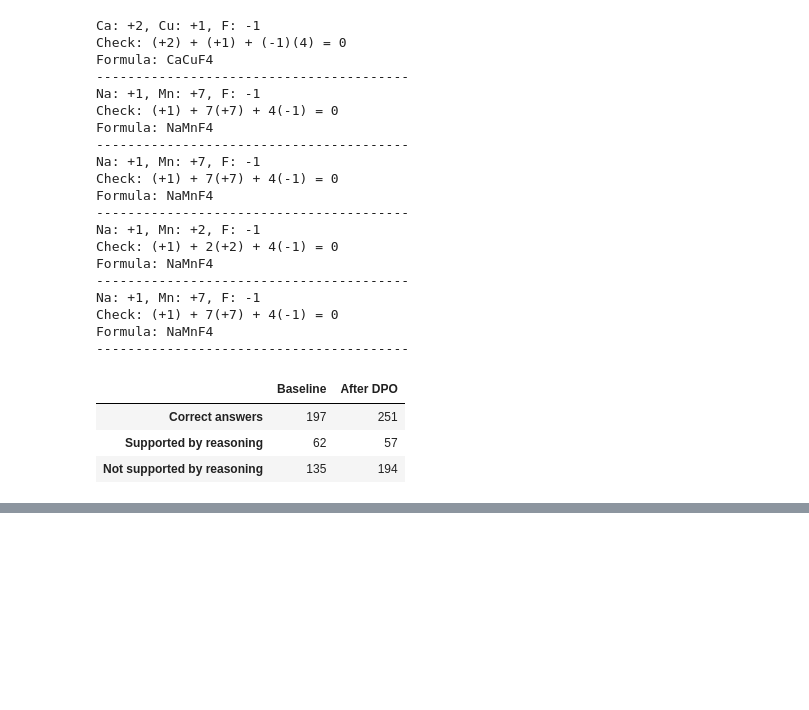
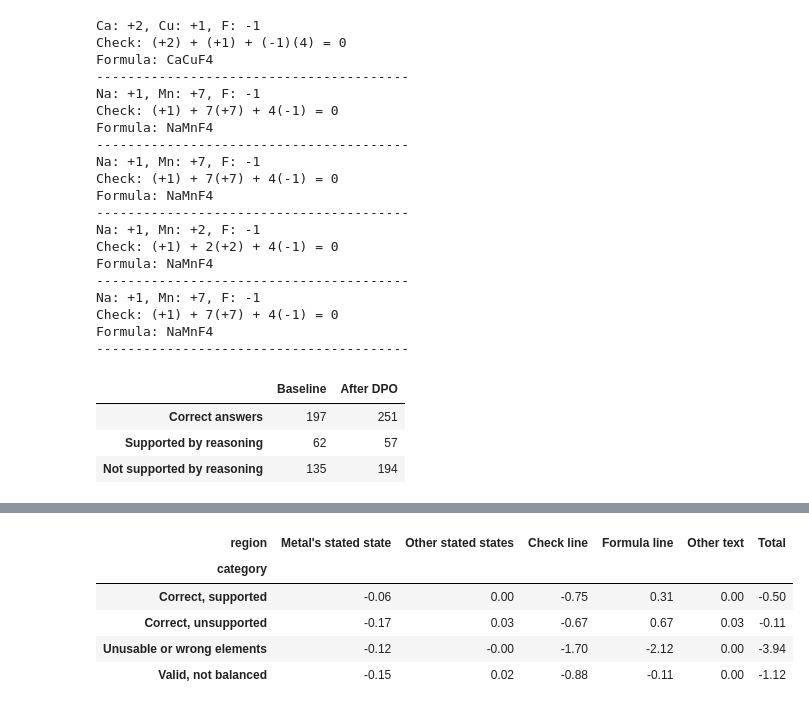
Before and after one commit to FlappyBird3/ValenceLLM, a Jupyter notebook: phase0_3_baseline.ipynb, the cells around one changed output, grey strips where cells are left out. Cells and saved outputs as stored; diff of their text form; code cells hidden in the pictures; blank space fills up the shorter version.

Commit message:
Credit analysis: per-token changes across 179 held-out responses

```diff
--- a/phase0_3_baseline.ipynb
+++ b/phase0_3_baseline.ipynb
@@ -661,0 +788,26 @@ display(pd.DataFrame({"Baseline": b, "After DPO": d}))
+# %%
+# Actually run the analysis on every distinct held-out baseline response (written by the original model,
+# never trained on), recording each token's change and its response's category.
+import numpy as np
+import pandas as pd
+
+def category(r, elements):
+    s = score_response(r, elements)
+    if s == 1:
+        return "Correct, supported" if stated_states_match(r) else "Correct, unsupported"
+    return "Valid, not balanced" if s == 0 else "Unusable or wrong elements"
+
+with open("data/test_prompts.json") as f:
+    test = json.load(f)
+with open("data/baseline_responses.json") as f:
+    records = json.load(f)
+
+rows = []
+for i, (t, rec) in enumerate(zip(test, records)):
+    for j, r in enumerate(dict.fromkeys(rec["responses"])):
+        cat = category(r, rec["elements"])
+        for region, d in analyze(t["prompt"], r, rec["elements"][1]):
+            rows.append({"response": f"{i}-{j}", "category": cat, "region": region, "delta": d})
+    print(f"{i + 1}/44 prompts done")
+tokens = pd.DataFrame(rows)
+tokens.to_csv("data/token_deltas.csv", index=False)
@@ -661,0 +832,12 @@ display(pd.DataFrame({"Baseline": b, "After DPO": d}))
+# %%
+# Table 1: how much more or less likely training made each category of answer as a whole.
+# Table 2: the average per-token change in each part of the answer, within each category.
+per_response = tokens.groupby(["category", "response"])["delta"].sum().groupby("category")
+summary = pd.DataFrame({"Distinct responses": per_response.size(),
+                        "Avg total log-prob change": per_response.mean().round(2)})
+summary["Likelihood ratio (trained ÷ original)"] = np.exp(summary["Avg total log-prob change"]).map("{:.3g}×".format)
+display(summary)
+
+regions = ["Metal's stated state", "Other stated states", "Check line", "Formula line", "Other text"]
+by_region = tokens.pivot_table(index="category", columns="region", values="delta", aggfunc="mean")
+display(by_region.reindex(columns=regions).round(3))
@@ -661,0 +857,14 @@ display(pd.DataFrame({"Baseline": b, "After DPO": d}))
+# %%
+# Break each category's total change into contributions from each region of the answer.
+# The Total column should match Table 1's "Avg total log-prob change".
+per = tokens.groupby(["category", "response", "region"])["delta"].sum().unstack(fill_value=0)
+contrib = per.groupby("category").mean().reindex(columns=regions).fillna(0)
+contrib["Total"] = contrib.sum(axis=1)
+display(contrib.round(2))
+# %% [output]
+| region | Metal's stated state | Other stated states | Check line | Formula line | Other text | Total |
+| category |  |  |  |  |  |  |
+| Correct, supported | -0.06 | 0.00 | -0.75 | 0.31 | 0.00 | -0.50 |
+| Correct, unsupported | -0.17 | 0.03 | -0.67 | 0.67 | 0.03 | -0.11 |
+| Unusable or wrong elements | -0.12 | -0.00 | -1.70 | -2.12 | 0.00 | -3.94 |
+| Valid, not balanced | -0.15 | 0.02 | -0.88 | -0.11 | 0.00 | -1.12 |
```
Also changed, not shown: parts of 8 cells of this notebook, 1 other file.
